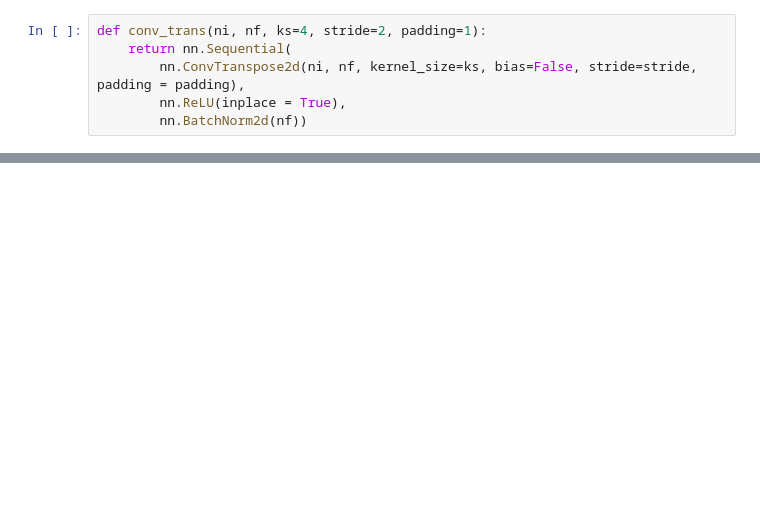
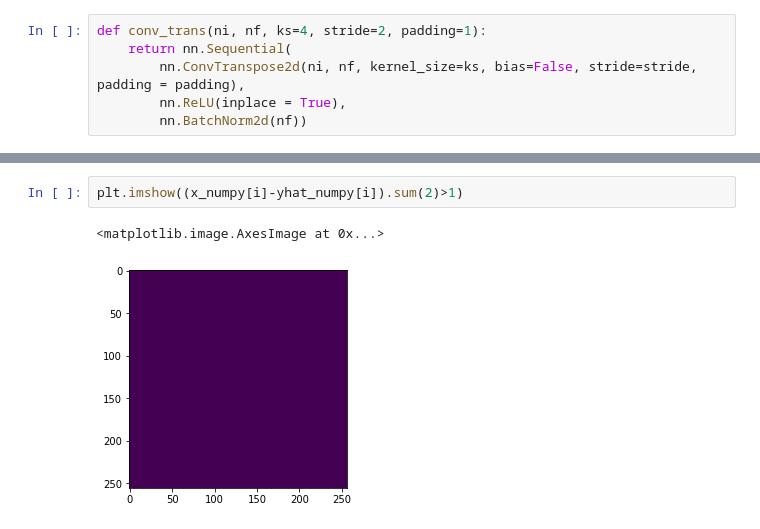
Before and after one commit to stephencwelch/dsgo-dl-workshop-summer-2020, a Jupyter notebook: 04-unsupervised-autoencoder .ipynb, the cells around one changed output, grey strips where cells are left out. Cells and saved outputs as stored; diff of their text form; blank space fills up the shorter version.

```diff
--- a/04-unsupervised-autoencoder .ipynb
+++ b/04-unsupervised-autoencoder .ipynb
@@ -65,0 +233,5 @@ learn=cnn_learner(data, models.resnet34, custom_head=custom_head, metrics=pixel_
+# %%
+plt.imshow((x_numpy[i]-yhat_numpy[i]).sum(2)>1)
+# %% [output]
+<matplotlib.image.AxesImage at 0x...>
+[figure, added]
```
Also changed, not shown: parts of 28 cells of this notebook.
